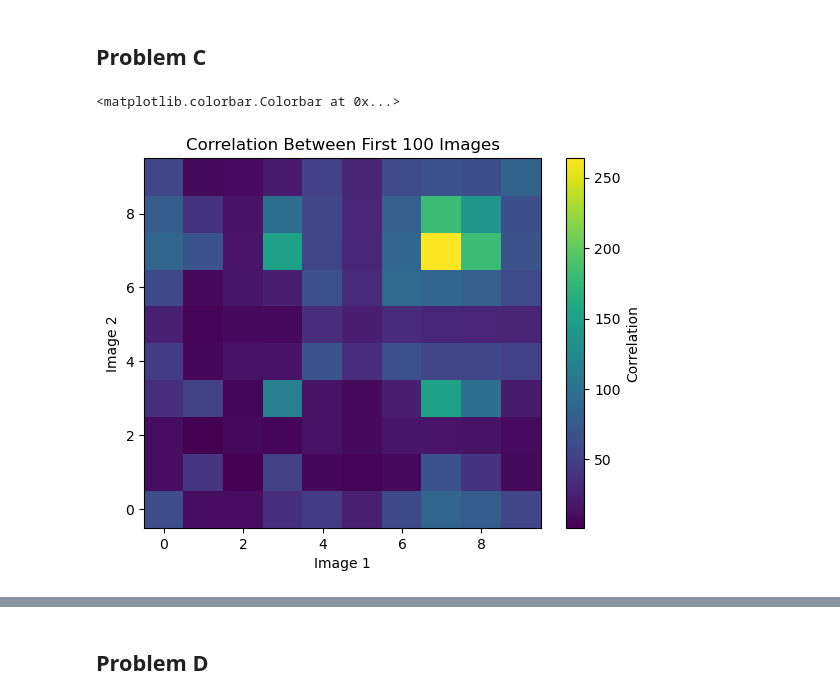
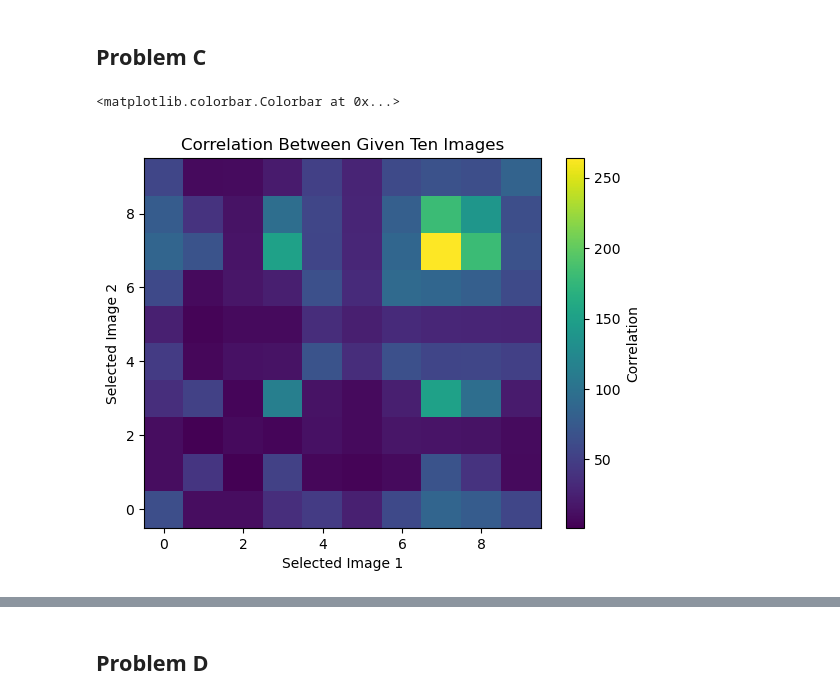
Before and after one commit to tingjones/ee399_hw2, a Jupyter notebook: HW2_TJ.ipynb, the cells around one changed output, grey strips where cells are left out. Cells and saved outputs as stored; diff of their text form; code cells hidden in the pictures.

```diff
--- a/HW2_TJ.ipynb
+++ b/HW2_TJ.ipynb
@@ -78,15 +106,17 @@ img_list = [1, 313, 512, 5, 2400, 113, 1024, 87, 314, 2005]
 get_img = X[:, np.subtract(img_list, 1)]
 # %%
+# array to store correlation between the ten images
 C = np.ndarray((10, 10))
-C = np.matmul(get_img.T, get_img)
+# find the correlation matrix
+C = np.dot(get_img.T, get_img)
 
+# plot the correlation matrix
 fig, ax = plt.subplots()
-
-ab = ax.pcolor(range(0, 10), range(0, 10), C, vmin = np.min(C), vmax=np.max(C))
-ax.set_title("Correlation Between First 100 Images")
-ax.set_xlabel("Image 1")
-ax.set_ylabel("Image 2")
-fig.colorbar(ab, ax=ax, label="Correlation")
+corr = ax.pcolor(range(0, 10), range(0, 10), C, vmin=np.min(C), vmax=np.max(C))
+ax.set_title("Correlation Between Given Ten Images")
+ax.set_xlabel("Selected Image 1")
+ax.set_ylabel("Selected Image 2")
+fig.colorbar(corr, ax=ax, label="Correlation")
 # %% [output]
 <matplotlib.colorbar.Colorbar at 0x...>
-[figure, old version]
+[figure, new version]
```
Also changed, not shown: parts of 18 cells of this notebook, 1 other file.
